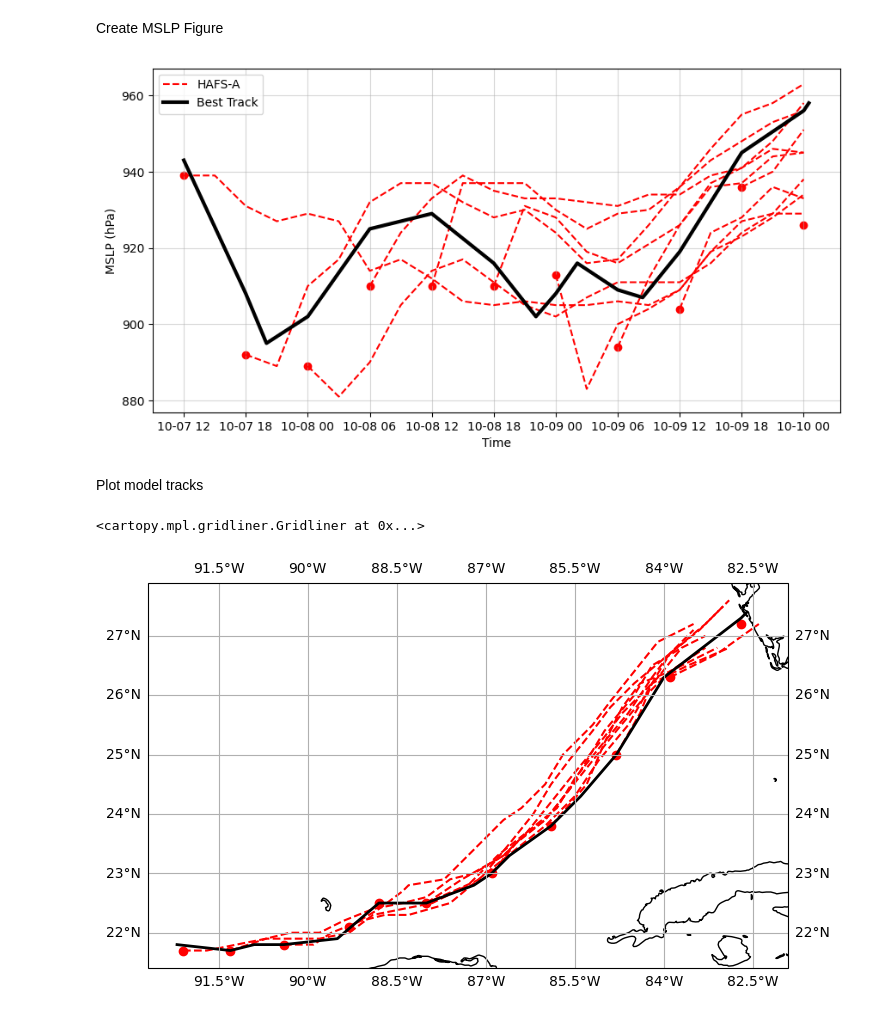
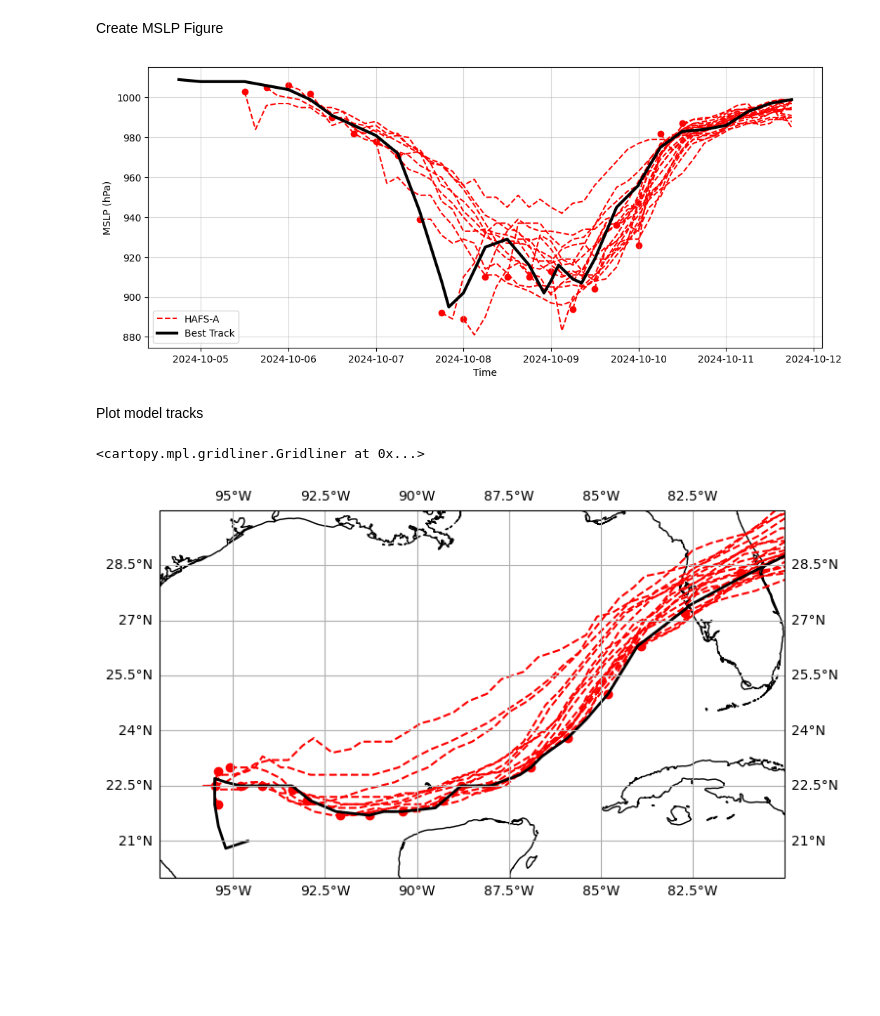
Before and after one commit to SeanBarnier/HAFS_Air-Sea, a Jupyter notebook: HAFSA_Atmosphere.ipynb, the cells around one changed output. Drawn from its saved outputs; the diff is of its cells as text; code cells hidden in the pictures; blank space fills up the shorter version.

Commit message:
Made compatible with whole storm track, not just Major status.

```diff
--- a/HAFSA_Atmosphere.ipynb
+++ b/HAFSA_Atmosphere.ipynb
@@ -27,12 +26,12 @@ User parameters
 # %%
 name = "Milton"
 tcNum = "14"
-filepath = f"/content/drive/MyDrive/ColabNotebooks/{name}"
-trackType = "major"
+filepath = f"/content/drive/MyDrive/savedData/{name}"
+trackType = ""
 # %% [markdown]
 Open TC Data
 # %%
-tc = pd.read_csv(filepath + "/hurdat2_" + name + "_" + trackType + ".csv")
+tc = pd.read_csv(filepath + "/hurdat2_" + name + trackType + ".csv")
 # %%
 tc
 # %% [markdown]
@@ -72,33 +69,3 @@ Get MSLP data from HAFS-A output.
-# %%
-stormFiles = []
-stormMSLP = {} #Stores pressure along TC track for all forecast hours
-
-for init, fhourList in fcastTimes.items():
-  for fhour in fhourList:
-
-    fhour = str(fhour)
-    while len(fhour) < 3: fhour = "0" + fhour
-
-    initDate, initTime = init.split(" ")
-    initYear, initMonth, initDay = initDate.split("-")
-    initHour, initMinute, initSecond = initTime.split(":")
-
-    stormURL = bucket + initDate.replace("-", "") + "/" + initHour + "/" + tcNum + "l." + initDate.replace("-", "") + initHour + ".hfsa.storm.atm.f" + fhour + ".grb2"
-    stormFile = "storm_" + initDate.replace("-", "") + "_" + initHour + "_f" + fhour + ".grb2"
-    stormFiles.append(stormFile)
-
-    !wget -O {stormFile} {stormURL}
-
-    _, dateStr, hour, fhourStr = stormFile.split("_") #Same for both parent and storm of files
-    runStr = dateStr + hour
-    fhour = int(fhourStr.replace("f", "").replace(".grb2", ""))
-    validDT = dt.strptime(runStr, runFormat) + pd.Timedelta(hours=fhour)
-    if runStr not in stormMSLP.keys(): stormMSLP[runStr] = {}
-
-    stormData = xr.open_dataset(stormFile, engine="cfgrib", decode_timedelta=True, filter_by_keys={'stepType': 'instant', 'typeOfLevel': 'meanSea'})
-    stormMSLP[runStr][validDT] = np.min(stormData.prmsl.data[np.isnan(stormData.prmsl.data)==False]) / 100
-
-    !rm {stormFile}
 # %% [markdown]
 Get MSLP data from ATCF files.
 (Format described [here](https://science.nrlmry.navy.mil/atcf/docs/database/new/abdeck.txt))
@@ -135,6 +104,7 @@ for init, fhourList in fcastTimes.items():
 
   !wget -O {stormFile} {stormURL}
   stormData = pd.read_csv(stormFile, names=cols)
+  if len(stormData.TAU)==0: continue #ATCF file doesn't exist
 
   #for row in stormData.iloc:
   for fHour in fhourList:
@@ -157,28 +125,28 @@ Create MSLP Figure
 # %%
 btDates = [dt.strptime(datetime, dateFormat) for datetime in tc.time]
 runDates = [dt.strptime(run, runFormat) for run in stormMSLP.keys()]
 stormStartMSLPs = [list(stormMSLP[key].values())[0] for key in stormMSLP.keys()]
 
-mslpFig = plt.figure(figsize=(10, 5))
+mslpFig = plt.figure(figsize=(12, 5))
 mslpAx = mslpFig.add_axes([0.1,0.1,0.8,0.8])
 
 for run in stormMSLP.keys():
   if run == list(stormMSLP.keys())[0]: mslpAx.plot(stormMSLP[run].keys(), stormMSLP[run].values(), label="HAFS-A", linestyle="--", color="red")
   else: mslpAx.plot(stormMSLP[run].keys(), stormMSLP[run].values(), linestyle="--", color="red")
 
 #Add points to indicate the start of a run
 mslpAx.scatter(runDates, stormStartMSLPs, color="red")
 
 mslpAx.plot(btDates, tc.mslp, label="Best Track", color="black", linewidth=3)
 
 mslpAx.set_xlabel("Time")
 mslpAx.set_ylabel("MSLP (hPa)")
 mslpAx.grid(alpha=0.5)
 mslpAx.legend()
 
 mslpFig.savefig(filepath + "/mslp_allRuns.png")
 # %% [output]
-[figure, old version]
+[figure, new version]
 # %% [markdown]
 Plot model tracks
 # %%
@@ -191,9 +159,10 @@ for run in stormLat.keys():
 
 trackAx.plot(tc.lon, tc.lat, color="black", linewidth=2)
 
+trackAx.set_extent([-97, -80, 20, 30])
 trackAx.add_feature(cft.COASTLINE)
 trackAx.add_feature(cft.BORDERS)
 trackAx.gridlines(draw_labels=True)
 # %% [output]
 <cartopy.mpl.gridliner.Gridliner at 0x...>
-[figure, old version]
+[figure, new version]
```
Also changed, not shown: parts of 4 cells of this notebook.
